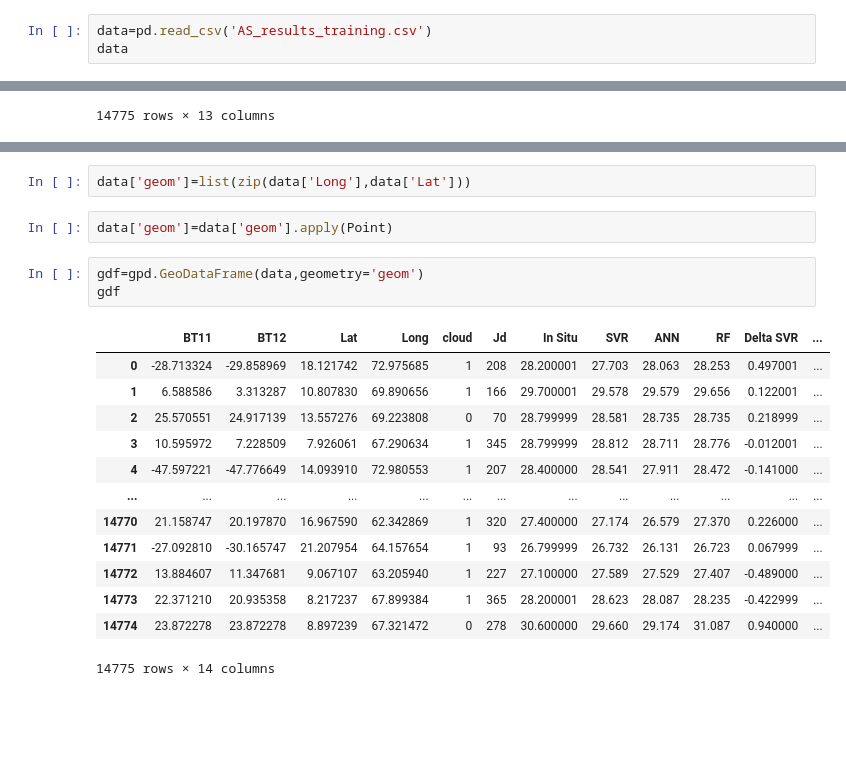
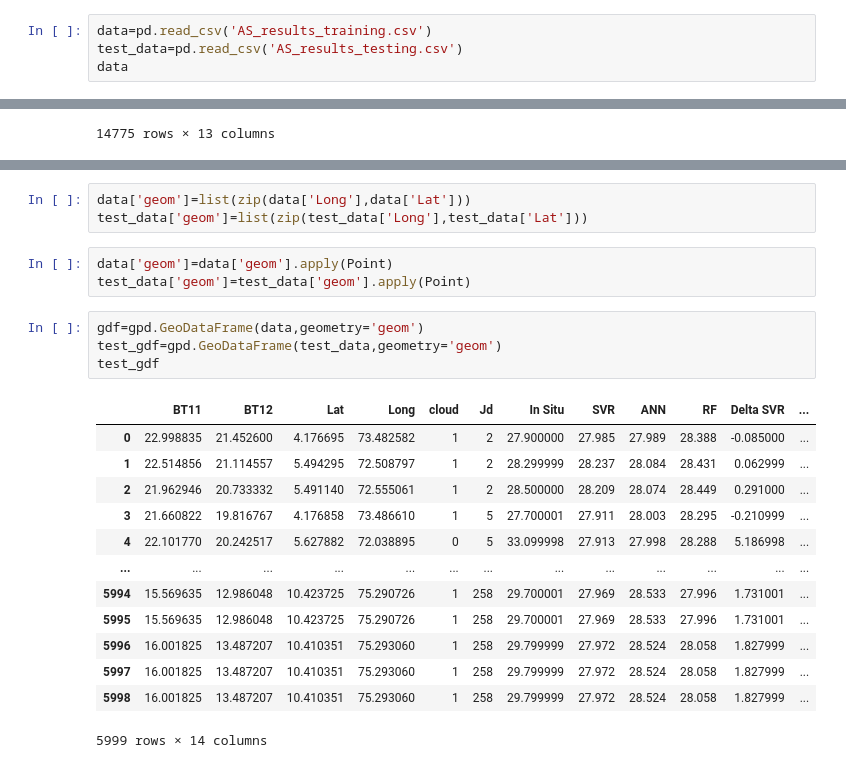
Before and after one commit to mukesh527/SST-Prediction, a Jupyter notebook: SST-predictions.ipynb, the cells around one changed output, grey strips where cells are left out. Cells and saved outputs as stored; diff of their text form; blank space fills up the shorter version.

```diff
--- a/SST-predictions.ipynb
+++ b/SST-predictions.ipynb
@@ -428,6 +427,7 @@ Text(0.5, 1, 'Custom')
 # Geopandas with sst data
 # %%
 data=pd.read_csv('AS_results_training.csv')
+test_data=pd.read_csv('AS_results_testing.csv')
 data
 # %% [output]
 |  | BT11 | BT12 | Lat | Long | cloud | Jd | In Situ | SVR | ANN | RF | Delta SVR | ... |
@@ -446,24 +450,27 @@ data
 # %%
 data['geom']=list(zip(data['Long'],data['Lat']))
+test_data['geom']=list(zip(test_data['Long'],test_data['Lat']))
 # %%
 data['geom']=data['geom'].apply(Point)
+test_data['geom']=test_data['geom'].apply(Point)
 # %%
 gdf=gpd.GeoDataFrame(data,geometry='geom')
-gdf
+test_gdf=gpd.GeoDataFrame(test_data,geometry='geom')
+test_gdf
 # %% [output]
 |  | BT11 | BT12 | Lat | Long | cloud | Jd | In Situ | SVR | ANN | RF | Delta SVR | ... |
-| 0 | -28.713324 | -29.858969 | 18.121742 | 72.975685 | 1 | 208 | 28.200001 | 27.703 | 28.063 | 28.253 | 0.497001 | ... |
-| 1 | 6.588586 | 3.313287 | 10.807830 | 69.890656 | 1 | 166 | 29.700001 | 29.578 | 29.579 | 29.656 | 0.122001 | ... |
-| 2 | 25.570551 | 24.917139 | 13.557276 | 69.223808 | 0 | 70 | 28.799999 | 28.581 | 28.735 | 28.735 | 0.218999 | ... |
-| 3 | 10.595972 | 7.228509 | 7.926061 | 67.290634 | 1 | 345 | 28.799999 | 28.812 | 28.711 | 28.776 | -0.012001 | ... |
-| 4 | -47.597221 | -47.776649 | 14.093910 | 72.980553 | 1 | 207 | 28.400000 | 28.541 | 27.911 | 28.472 | -0.141000 | ... |
+| 0 | 22.998835 | 21.452600 | 4.176695 | 73.482582 | 1 | 2 | 27.900000 | 27.985 | 27.989 | 28.388 | -0.085000 | ... |
+| 1 | 22.514856 | 21.114557 | 5.494295 | 72.508797 | 1 | 2 | 28.299999 | 28.237 | 28.084 | 28.431 | 0.062999 | ... |
+| 2 | 21.962946 | 20.733332 | 5.491140 | 72.555061 | 1 | 2 | 28.500000 | 28.209 | 28.074 | 28.449 | 0.291000 | ... |
+| 3 | 21.660822 | 19.816767 | 4.176858 | 73.486610 | 1 | 5 | 27.700001 | 27.911 | 28.003 | 28.295 | -0.210999 | ... |
+| 4 | 22.101770 | 20.242517 | 5.627882 | 72.038895 | 0 | 5 | 33.099998 | 27.913 | 27.998 | 28.288 | 5.186998 | ... |
 | ... | ... | ... | ... | ... | ... | ... | ... | ... | ... | ... | ... | ... |
-| 14770 | 21.158747 | 20.197870 | 16.967590 | 62.342869 | 1 | 320 | 27.400000 | 27.174 | 26.579 | 27.370 | 0.226000 | ... |
-| 14771 | -27.092810 | -30.165747 | 21.207954 | 64.157654 | 1 | 93 | 26.799999 | 26.732 | 26.131 | 26.723 | 0.067999 | ... |
-| 14772 | 13.884607 | 11.347681 | 9.067107 | 63.205940 | 1 | 227 | 27.100000 | 27.589 | 27.529 | 27.407 | -0.489000 | ... |
-| 14773 | 22.371210 | 20.935358 | 8.217237 | 67.899384 | 1 | 365 | 28.200001 | 28.623 | 28.087 | 28.235 | -0.422999 | ... |
-| 14774 | 23.872278 | 23.872278 | 8.897239 | 67.321472 | 0 | 278 | 30.600000 | 29.660 | 29.174 | 31.087 | 0.940000 | ... |
+| 5994 | 15.569635 | 12.986048 | 10.423725 | 75.290726 | 1 | 258 | 29.700001 | 27.969 | 28.533 | 27.996 | 1.731001 | ... |
+| 5995 | 15.569635 | 12.986048 | 10.423725 | 75.290726 | 1 | 258 | 29.700001 | 27.969 | 28.533 | 27.996 | 1.731001 | ... |
+| 5996 | 16.001825 | 13.487207 | 10.410351 | 75.293060 | 1 | 258 | 29.799999 | 27.972 | 28.524 | 28.058 | 1.827999 | ... |
+| 5997 | 16.001825 | 13.487207 | 10.410351 | 75.293060 | 1 | 258 | 29.799999 | 27.972 | 28.524 | 28.058 | 1.827999 | ... |
+| 5998 | 16.001825 | 13.487207 | 10.410351 | 75.293060 | 1 | 258 | 29.799999 | 27.972 | 28.524 | 28.058 | 1.827999 | ... |
-14775 rows × 14 columns
+5999 rows × 14 columns
 # %%
 ax = countries.plot(edgecolor='k', facecolor='none', figsize=(10, 10))
 gdf.plot(ax=ax,facecolor='red')
```
Also changed, not shown: parts of 4 cells of this notebook.
